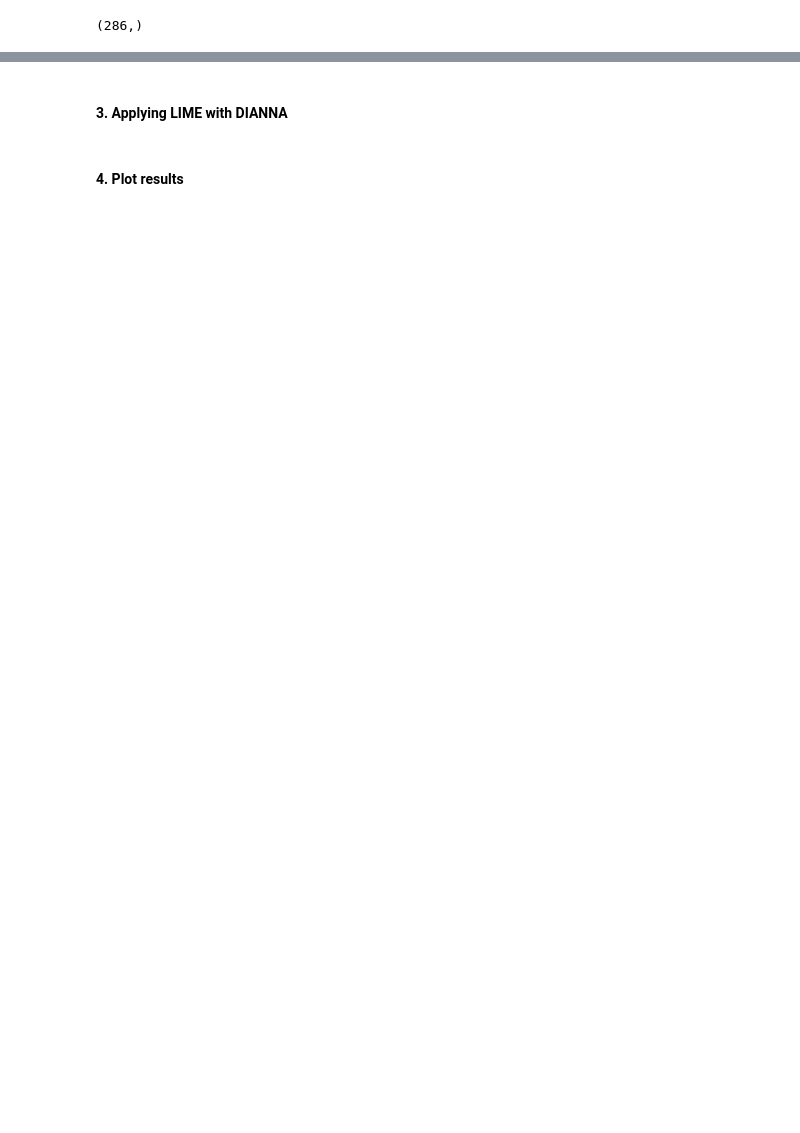
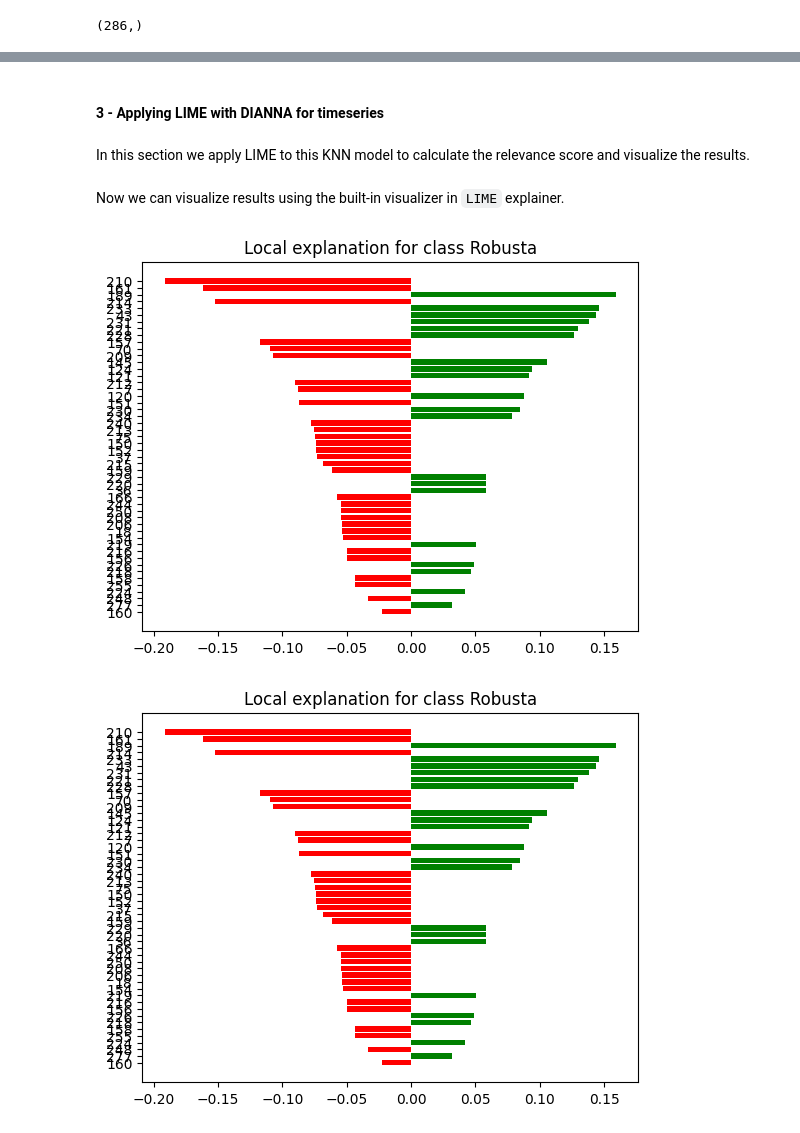
Before and after one commit to dianna-ai/dianna, a Jupyter notebook: tutorials/lime_timeseries_coffee.ipynb, the cells around one changed output, grey strips where cells are left out. Drawn from its saved outputs; the diff is of its cells as text; code cells hidden in the pictures; blank space fills up the shorter version.

```diff
--- a/tutorials/lime_timeseries_coffee.ipynb
+++ b/tutorials/lime_timeseries_coffee.ipynb
@@ -56,3 +57,11 @@ method
+# %%
+# the explainer must receive input in the order of [timeseries, channels]
+data_instance = np.expand_dims(series, axis=1)
+def run_model(data):
+    data = data[:,:,0]
+    return knn.predict_proba(data)
 # %% [markdown]
-#### 3. Applying LIME with DIANNA
+#### 3 - Applying LIME with DIANNA for timeseries
+# %% [markdown]
+In this section we apply LIME to this KNN model to calculate the relevance score and visualize the results.
 # %%
@@ -62,2 +71,8 @@ exp = dianna.explain_timeseries(knn.predict_proba, timeseries_data=series, metho
-# %% [markdown]
-#### 4. Plot results
+# %% [markdown]
+Now we can visualize results using the built-in visualizer in `LIME` explainer.
+# %%
+import matplotlib.pyplot as plt
+exp.as_pyplot_figure()
+# %% [output]
+[figure, added]
+[figure, added]
```
Also changed, not shown: parts of 25 cells of this notebook, 1 other file.
